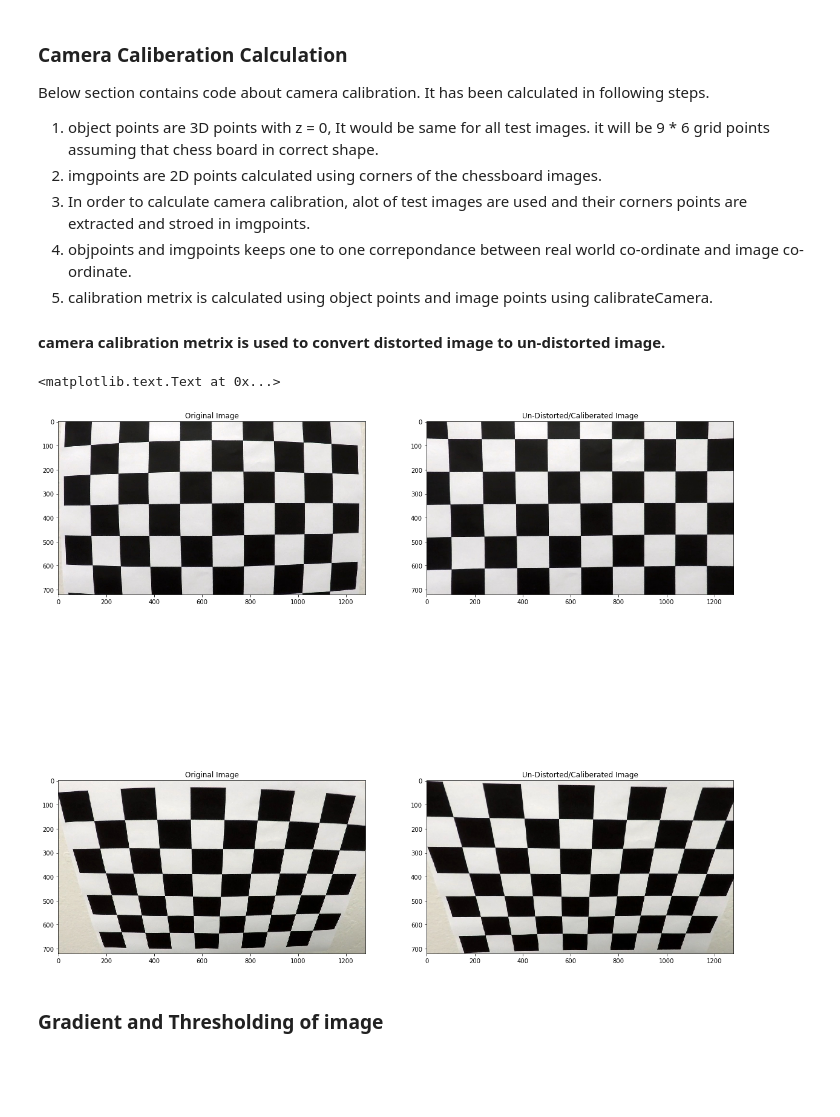
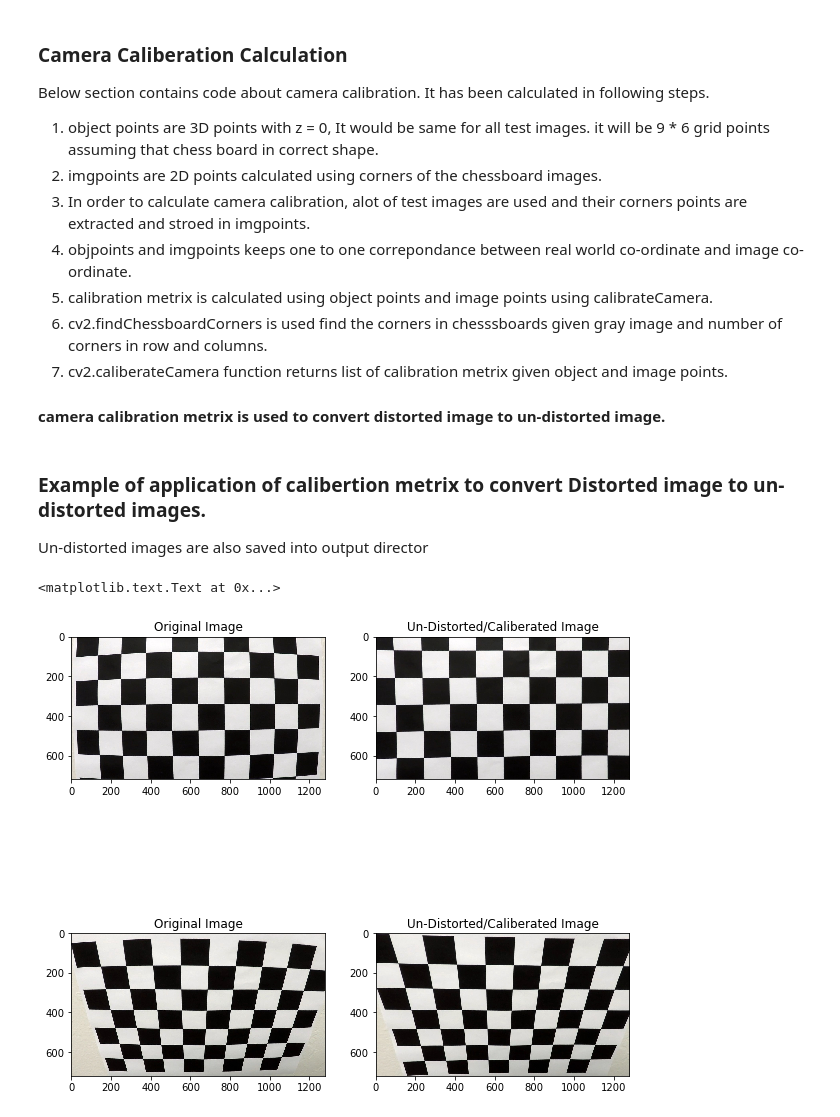
Before and after one commit to rajkuma2011/CarND-Advanced-Lane-Lines, a Jupyter notebook: Advance Lane Finding.ipynb, the cells around one changed output. Drawn from its saved outputs; the diff is of its cells as text; code cells hidden in the pictures; blank space fills up the shorter version.

```diff
--- a/Advance Lane Finding.ipynb
+++ b/Advance Lane Finding.ipynb
@@ -16,6 +16,8 @@ Below section contains code about camera calibration. It has been calculated in
 3. In order to calculate camera calibration, alot of test images are used and their corners points are extracted and stroed in imgpoints.
 4. objpoints and imgpoints keeps one to one correpondance between real world co-ordinate and image co-ordinate.
 5. calibration metrix is calculated using object points and image points using calibrateCamera.
+6. cv2.findChessboardCorners is used find the corners in chesssboards given gray image and number of corners in row and columns.
+7. cv2.caliberateCamera function returns list of calibration metrix given object and image points.
 
 #### camera calibration metrix is used to convert distorted image to un-distorted image.
 # %%
@@ -41,28 +43,31 @@ def get_camera_calibration(images_loc, nx, ny):
 # %%
 def get_undistored(img, cam_mtx, cam_dist):
     return cv2.undistort(img, cam_mtx, cam_dist, None, cam_mtx)
+# %% [markdown]
+### Example of application of calibertion metrix to convert Distorted image to un-distorted images.
+
+Un-distorted images are also saved into output director
 # %%
 images_file = glob.glob('camera_cal/calibration*.jpg')
 cam_mtx, cam_dist, cam_rot, cam_tran = get_camera_calibration(images_file, 9, 6)
 test_img_1 = cv2.cvtColor(cv2.imread("camera_cal/calibration1.jpg"), cv2.COLOR_BGR2RGB)
 test_img_2 = cv2.cvtColor(cv2.imread("camera_cal/calibration2.jpg"), cv2.COLOR_BGR2RGB)
 test_undist_1 = get_undistored(test_img_1, cam_mtx, cam_dist)
 test_undist_2 = get_undistored(test_img_2, cam_mtx, cam_dist)
-
-fig, axis = plt.subplots(2, 2, figsize=(20, 20))
+plt.imsave("output_images/calibration1_Caliberted.jpg", test_undist_1)
+plt.imsave("output_images/calibration2_Caliberated.jpg", test_undist_2)
+fig, axis = plt.subplots(2, 2, figsize=(10, 10))
 axis[0, 0].imshow(test_img_1)
 axis[0, 0].set_title("Original Image")
 
 axis[0, 1].imshow(test_undist_1)
 axis[0, 1].set_title("Un-Distorted/Caliberated Image")
 
 axis[1, 0].imshow(test_img_2)
 axis[1, 0].set_title("Original Image")
 
 axis[1, 1].imshow(test_undist_2)
 axis[1, 1].set_title("Un-Distorted/Caliberated Image")
 # %% [output]
 <matplotlib.text.Text at 0x...>
-[figure, old version]
+[figure, new version]
-# %% [markdown]
-### Gradient and Thresholding of image
```
Also changed, not shown: parts of 64 cells of this notebook, 3 other files.
